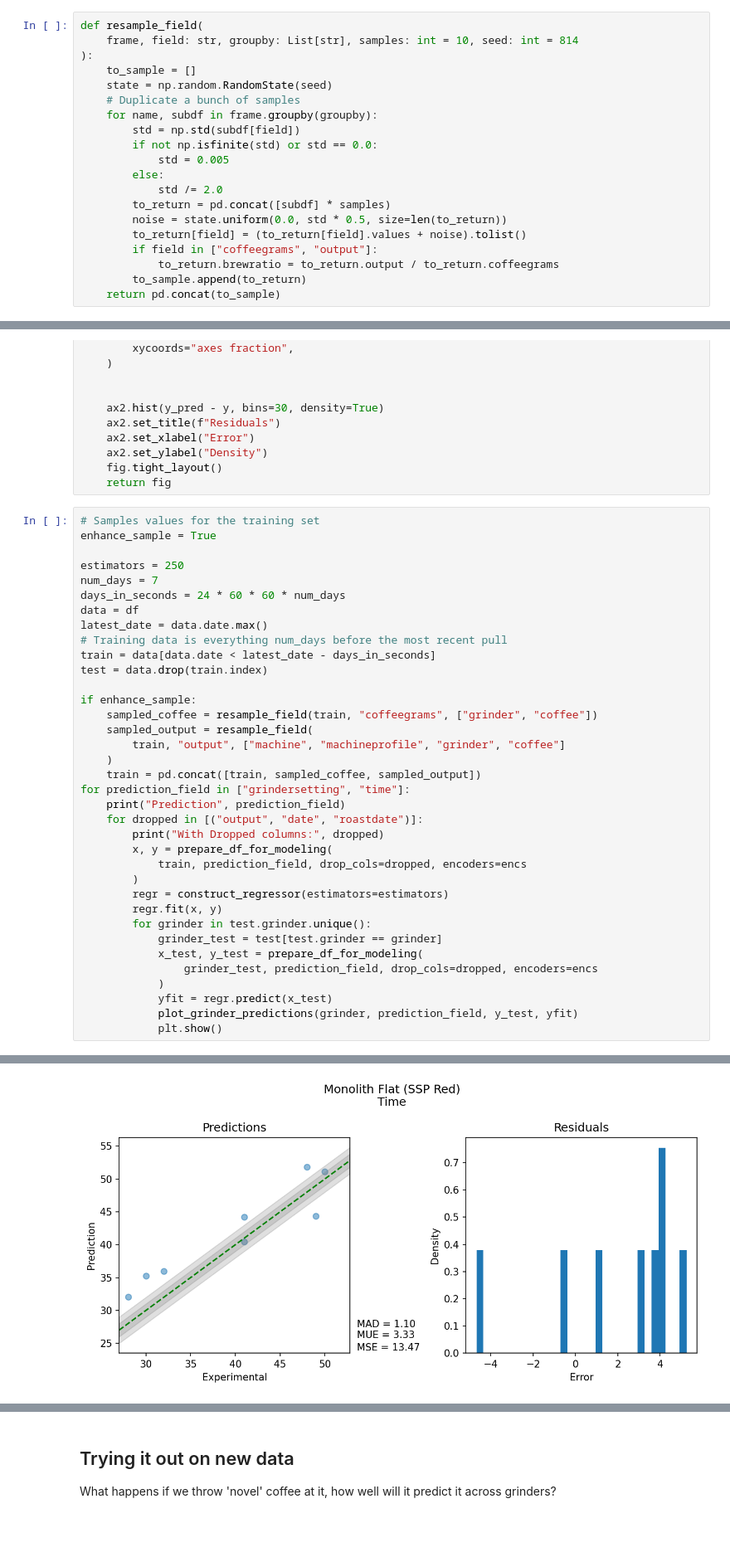
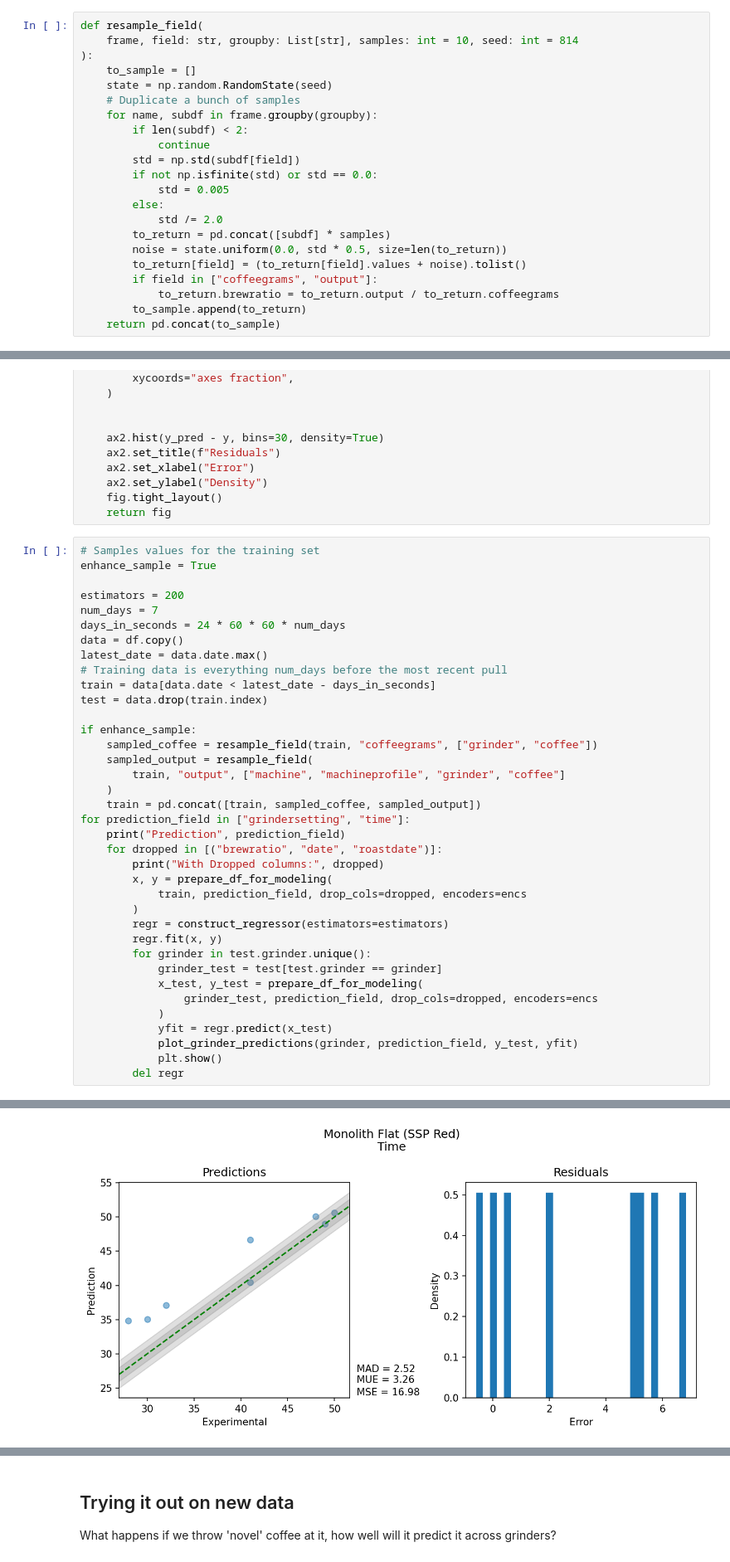
Before and after one commit to badisa/optpresso, a Jupyter notebook: notebooks/alternative_models.ipynb, the cells around one changed output, grey strips where cells are left out. Shown at 83% size. Saved outputs shown, nothing was run; the diff lists cells and outputs as text; blank space fills up the shorter version.

```diff
--- a/notebooks/alternative_models.ipynb
+++ b/notebooks/alternative_models.ipynb
@@ -135,6 +137,8 @@ def resample_field(
     state = np.random.RandomState(seed)
     # Duplicate a bunch of samples
     for name, subdf in frame.groupby(groupby):
+        if len(subdf) < 2:
+            continue
         std = np.std(subdf[field])
         if not np.isfinite(std) or std == 0.0:
             std = 0.005
@@ -221,10 +225,10 @@ def plot_grinder_predictions(grinder: str, prediction_field: str, y, y_pred):
 # Samples values for the training set
 enhance_sample = True
 
-estimators = 250
+estimators = 200
 num_days = 7
 days_in_seconds = 24 * 60 * 60 * num_days
-data = df
+data = df.copy()
 latest_date = data.date.max()
 # Training data is everything num_days before the most recent pull
 train = data[data.date < latest_date - days_in_seconds]
@@ -238,7 +242,7 @@ if enhance_sample:
     train = pd.concat([train, sampled_coffee, sampled_output])
 for prediction_field in ["grindersetting", "time"]:
     print("Prediction", prediction_field)
-    for dropped in [("output", "date", "roastdate")]:
+    for dropped in [("brewratio", "date", "roastdate")]:
         print("With Dropped columns:", dropped)
         x, y = prepare_df_for_modeling(
             train, prediction_field, drop_cols=dropped, encoders=encs
@@ -253,5 +257,6 @@ for prediction_field in ["grindersetting", "time"]:
             yfit = regr.predict(x_test)
             plot_grinder_predictions(grinder, prediction_field, y_test, yfit)
             plt.show()
+        del regr
 # %% [output]
 Prediction grindersetting
@@ -263 +268 @@ With Dropped columns: ('output', 'date', 'roastdate')
-[figure, old version]
+[figure, new version]
```
Also changed, not shown: parts of 7 cells of this notebook.
